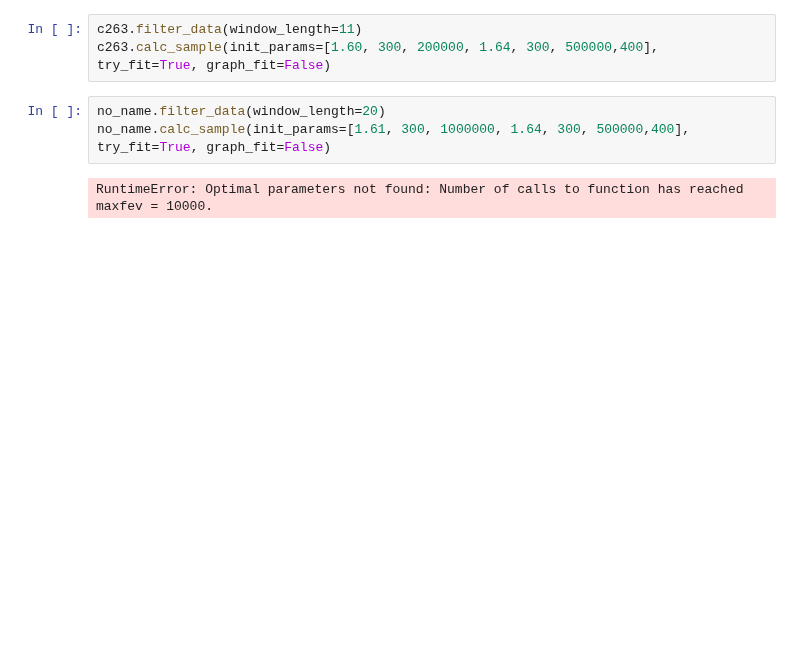
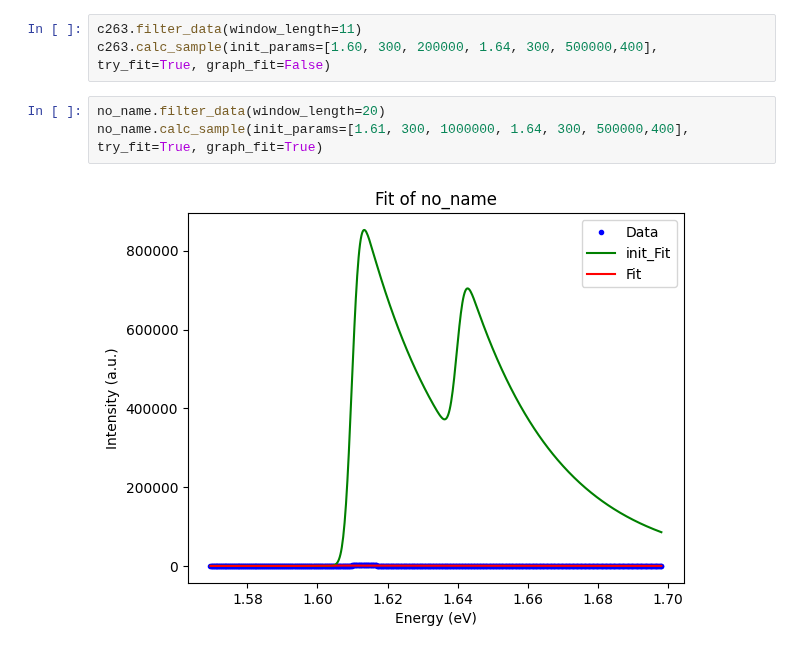
Before and after one commit to RedBrean/term2, a Jupyter notebook: term5/labs/q_yama/q_yama.ipynb, the cells around one changed output. Saved outputs shown, nothing was run; the diff lists cells and outputs as text; blank space fills up the shorter version.

```diff
--- a/term5/labs/q_yama/q_yama.ipynb
+++ b/term5/labs/q_yama/q_yama.ipynb
@@ -223,9 +219,9 @@ c263.filter_data(window_length=11)
 c263.calc_sample(init_params=[1.60, 300, 200000, 1.64, 300, 500000,400], try_fit=True, graph_fit=False)
 # %%
 no_name.filter_data(window_length=20)
-no_name.calc_sample(init_params=[1.61, 300, 1000000, 1.64, 300, 500000,400], try_fit=True, graph_fit=False)
+no_name.calc_sample(init_params=[1.61, 300, 1000000, 1.64, 300, 500000,400], try_fit=True, graph_fit=True)
 # %% [output]
-RuntimeError: Optimal parameters not found: Number of calls to function has reached maxfev = 10000.
+[figure, added]
 # %%
 a581.calc_EE(True)
 a581.calc_temperature_with_log(plt_show=False)
```
Also changed, not shown: parts of 5 cells of this notebook, 2 other files.
